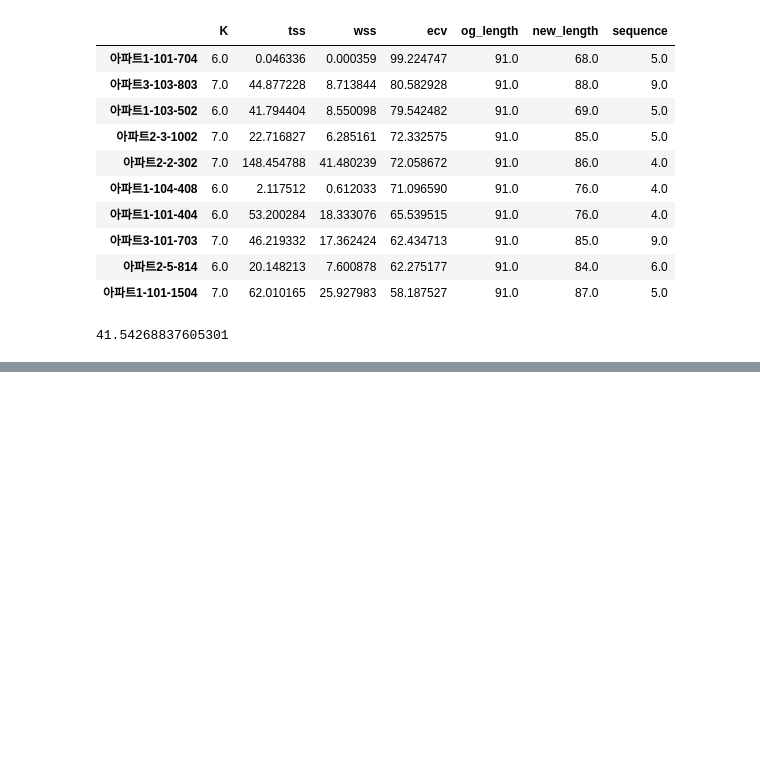
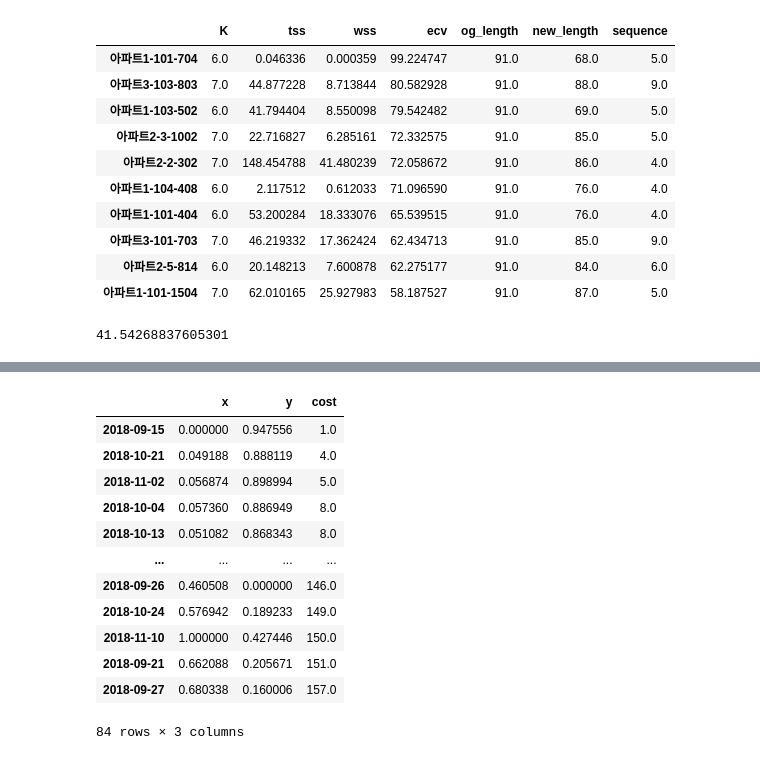
Before and after one commit to formegusto/kmeans-for-timeseries, a Jupyter notebook: UtilsTest.ipynb, the cells around one changed output, grey strips where cells are left out. Saved outputs shown, nothing was run; the diff lists cells and outputs as text; code cells hidden in the pictures; blank space fills up the shorter version.

Commit message:
get_visual_datas

```diff
--- a/UtilsTest.ipynb
+++ b/UtilsTest.ipynb
@@ -273,3 +273,20 @@ tss_transition.sort_values(by=['ecv'], ascending=False).iloc[:10]
 tss_transition['ecv'].mean()
 # %% [output]
 41.54268837605301
+# %%
+dr_datas = km.dimension_reduction()
+dr_datas['cost'] = [0 for idx in range(0, len(dr_datas.index))]
+for cost, value in enumerate(dr_datas.sort_values(by=['x']).index):
+    print(value, cost)
+    og_cost = dr_datas.loc[value]['cost']
+    og_cost += cost
+    dr_datas.loc[value, 'cost'] = og_cost
+
+for cost, value in enumerate(dr_datas.sort_values(by=['y'], ascending=False).index):
+    print(value, cost)
+    og_cost = dr_datas.loc[value]['cost']
+    og_cost += cost
+    dr_datas.loc[value, 'cost'] = og_cost
+
+dr_datas.sort_values(by=['cost'])
+# %% [output]
@@ -275,0 +310,13 @@ tss_transition['ecv'].mean()
+|  | x | y | cost |
+| 2018-09-15 | 0.000000 | 0.947556 | 1.0 |
+| 2018-10-21 | 0.049188 | 0.888119 | 4.0 |
+| 2018-11-02 | 0.056874 | 0.898994 | 5.0 |
+| 2018-10-04 | 0.057360 | 0.886949 | 8.0 |
+| 2018-10-13 | 0.051082 | 0.868343 | 8.0 |
+| ... | ... | ... | ... |
+| 2018-09-26 | 0.460508 | 0.000000 | 146.0 |
+| 2018-10-24 | 0.576942 | 0.189233 | 149.0 |
+| 2018-11-10 | 1.000000 | 0.427446 | 150.0 |
+| 2018-09-21 | 0.662088 | 0.205671 | 151.0 |
+| 2018-09-27 | 0.680338 | 0.160006 | 157.0 |
+84 rows × 3 columns
```
Also changed, not shown: parts of 2 cells of this notebook, 1 other file.
